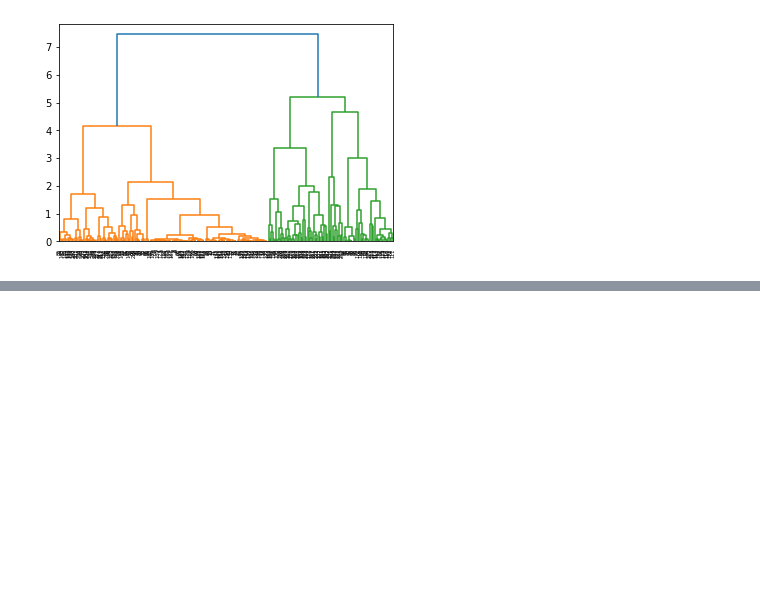
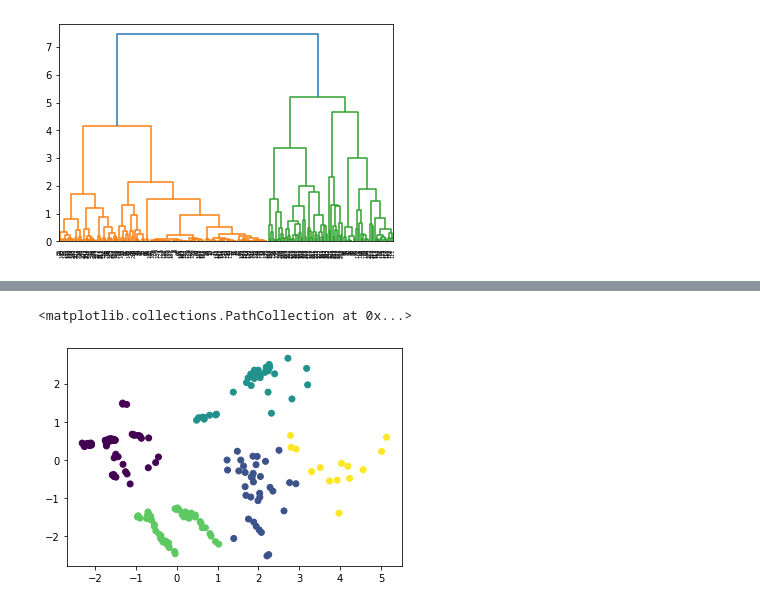
Before and after one commit to DongHyun99/Data_Mining, a Jupyter notebook: Pandas_data_analysis/StarTypeEDA.ipynb, the cells around one changed output, grey strips where cells are left out. Saved outputs shown, nothing was run; the diff lists cells and outputs as text; code cells hidden in the pictures; blank space fills up the shorter version.

```diff
--- a/Pandas_data_analysis/StarTypeEDA.ipynb
+++ b/Pandas_data_analysis/StarTypeEDA.ipynb
@@ -296,0 +345,8 @@ plt.show()렵
+# %%
+km = KMeans(n_clusters=5, random_state=1)
+km.fit(star_pca)
+predict = pd.DataFrame(km.predict(star_pca),columns=['predict'])
+predict = pd.concat([star_pca,predict],axis=1)
+predict.groupby('predict').describe()
+# 값이 비슷하게 나오는것은 x에서는 1,2이고 y는 딱히 클러스터끼리 붙어있는 곳은 없는것 같다.
+# 1,2 또한 y 좌표에서는 확실히 구분이 되게 분포되어있다.
@@ -296,0 +362,8 @@ plt.show()렵
+# %%
+# plot: 제대로 묶인건지는 모르겠으나 겉보기에는 괜찮게 잘 묶인것으로 보인다. (한번 5개, 6개로도 해보는것도 좋을듯?)
+
+plt.scatter(predict.x, predict.y, c=predict.predict)
+# 직접 해봤을 때 결과적으로 눈에 보이는 것은 5개가 좀더 낫다는 느낌이 든다.
+# %% [output]
+<matplotlib.collections.PathCollection at 0x...>
+[figure, added]
```
Also changed, not shown: parts of 12 cells of this notebook.
